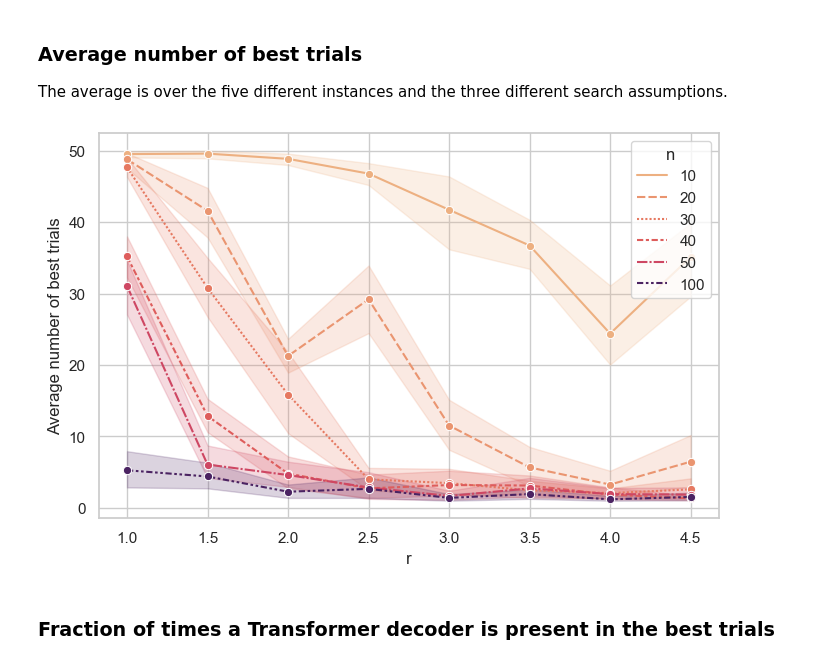
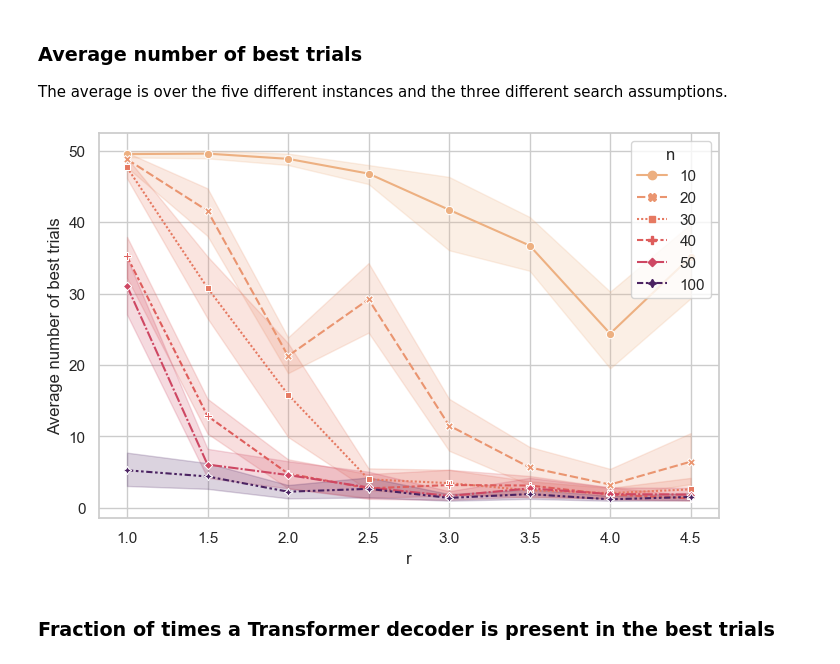
Before and after one commit to omargup/Policy-Gradient-MaxSAT-Solver, a Jupyter notebook: plot_exp.ipynb, the cells around one changed output. Saved outputs shown, nothing was run; the diff lists cells and outputs as text; code cells hidden in the pictures.

```diff
--- a/plot_exp.ipynb
+++ b/plot_exp.ipynb
@@ -334,24 +330,24 @@ The average is over the five different instances and the three different search
 # %%
 # Load df_best_trials from csv
 csv_path = 'results/df_best_trials.csv'
 df_best_trials = pd.read_csv(csv_path)
 
 # Group by n, r, s, i, count number of times each combination appears (num best trials)
 df_num_bt = df_best_trials.groupby(['n', 'r', 's', 'i']).size().reset_index(name='num_best_trials')
 
 # Generate figure
 plt.figure(figsize=(8, 5))
 sns.set_theme(style="whitegrid")
-sns.lineplot(data=df_num_bt, x="r", y="num_best_trials", hue="n", style="n", errorbar=('ci', 99), marker='o', palette='flare', legend='auto')
+sns.lineplot(data=df_num_bt, x="r", y="num_best_trials", hue="n", style="n", errorbar=('ci', 99), markers=True, palette='flare', legend='auto')
 plt.ylabel('Average number of best trials')
 plt.legend(title='n', loc='upper right')
 
 #plt.tight_layout()
 #plt.show()
 plot_path = 'results/num_best_trials.png'
 plt.savefig(plot_path, dpi=300, bbox_inches='tight', pad_inches=0.1)
 # %% [output]
-[figure, old version]
+[figure, new version]
 # %% [markdown]
 ### Fraction of times a Transformer decoder is present in the best trials
 # %%
```
Also changed, not shown: parts of 8 cells of this notebook.
